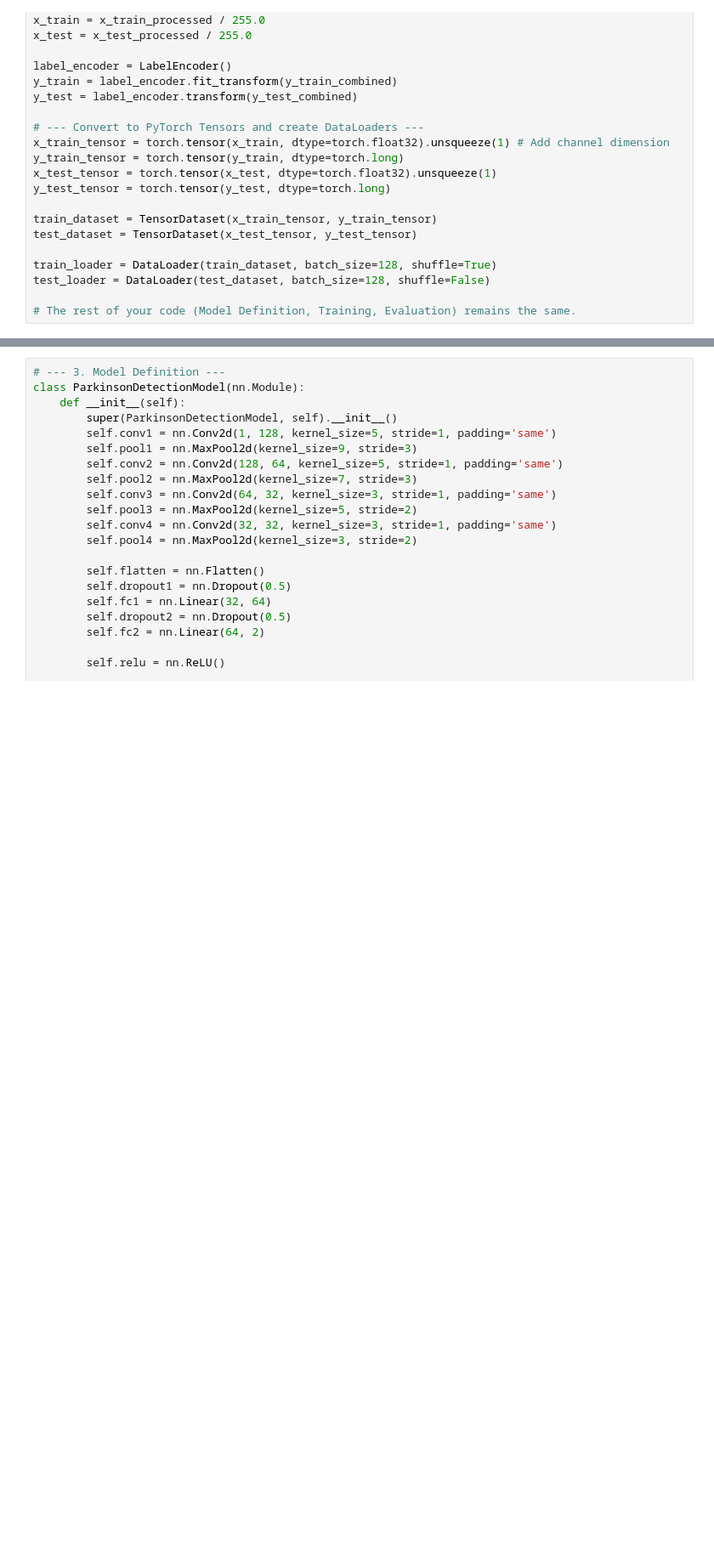
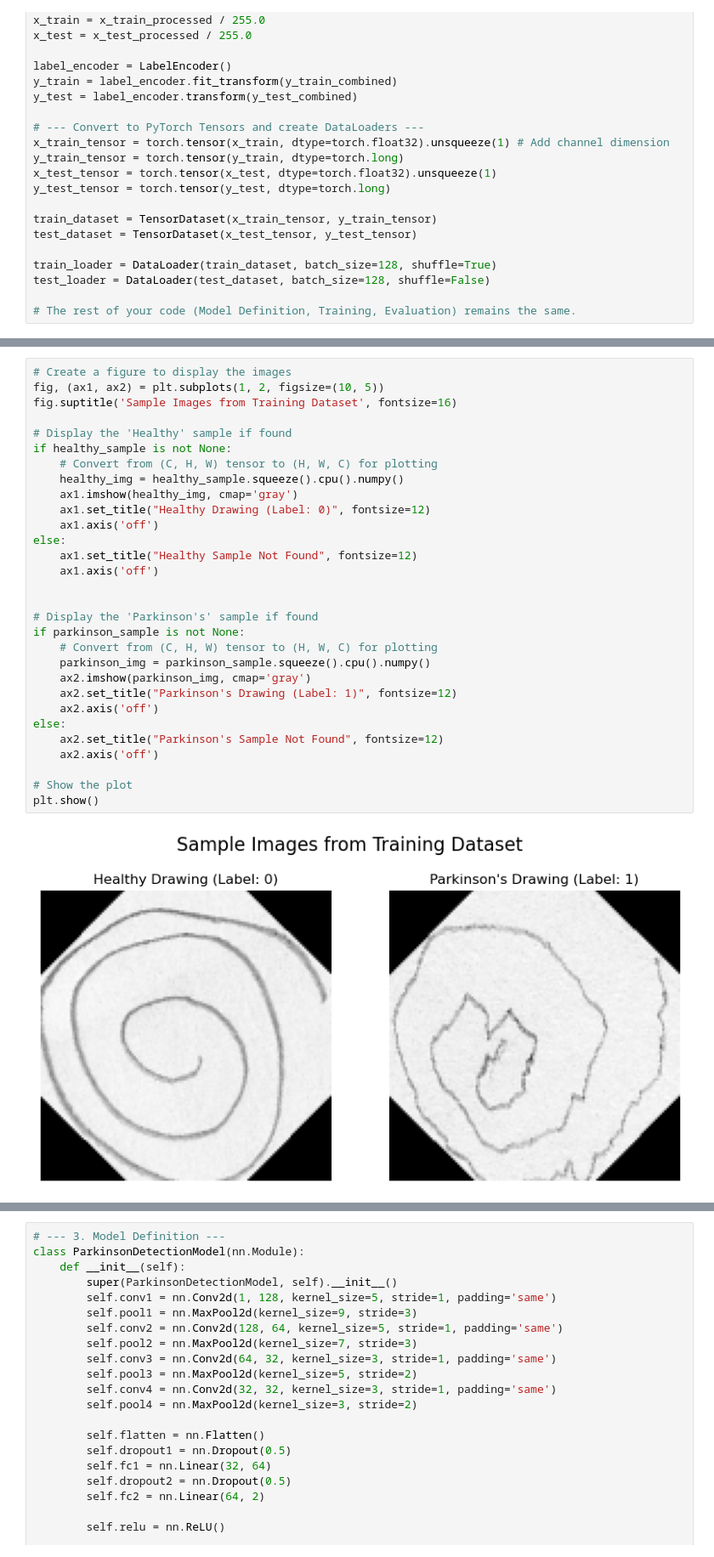
Before and after one commit to Laabh-Gupta/Parkinsons-disease-Detection, a Jupyter notebook: Parkinsons_Disease_Detection_2.ipynb, the cells around one changed output, grey strips where cells are left out. Shown at 85% size. Drawn from its saved outputs; the diff is of its cells as text; blank space fills up the shorter version.

```diff
--- a/Parkinsons_Disease_Detection_2.ipynb
+++ b/Parkinsons_Disease_Detection_2.ipynb
@@ -99,0 +190,32 @@ test_loader = DataLoader(test_dataset, batch_size=128, shuffle=False)
+# %%
+# Create a figure to display the images
+fig, (ax1, ax2) = plt.subplots(1, 2, figsize=(10, 5))
+fig.suptitle('Sample Images from Training Dataset', fontsize=16)
+
+# Display the 'Healthy' sample if found
+if healthy_sample is not None:
+    # Convert from (C, H, W) tensor to (H, W, C) for plotting
+    healthy_img = healthy_sample.squeeze().cpu().numpy()
+    ax1.imshow(healthy_img, cmap='gray')
+    ax1.set_title("Healthy Drawing (Label: 0)", fontsize=12)
+    ax1.axis('off')
+else:
+    ax1.set_title("Healthy Sample Not Found", fontsize=12)
+    ax1.axis('off')
+
+
+# Display the 'Parkinson's' sample if found
+if parkinson_sample is not None:
+    # Convert from (C, H, W) tensor to (H, W, C) for plotting
+    parkinson_img = parkinson_sample.squeeze().cpu().numpy()
+    ax2.imshow(parkinson_img, cmap='gray')
+    ax2.set_title("Parkinson's Drawing (Label: 1)", fontsize=12)
+    ax2.axis('off')
+else:
+    ax2.set_title("Parkinson's Sample Not Found", fontsize=12)
+    ax2.axis('off')
+
+# Show the plot
+plt.show()
+# %% [output]
+[figure, added]
```
Also changed, not shown: parts of 38 cells of this notebook, 1 other file.
